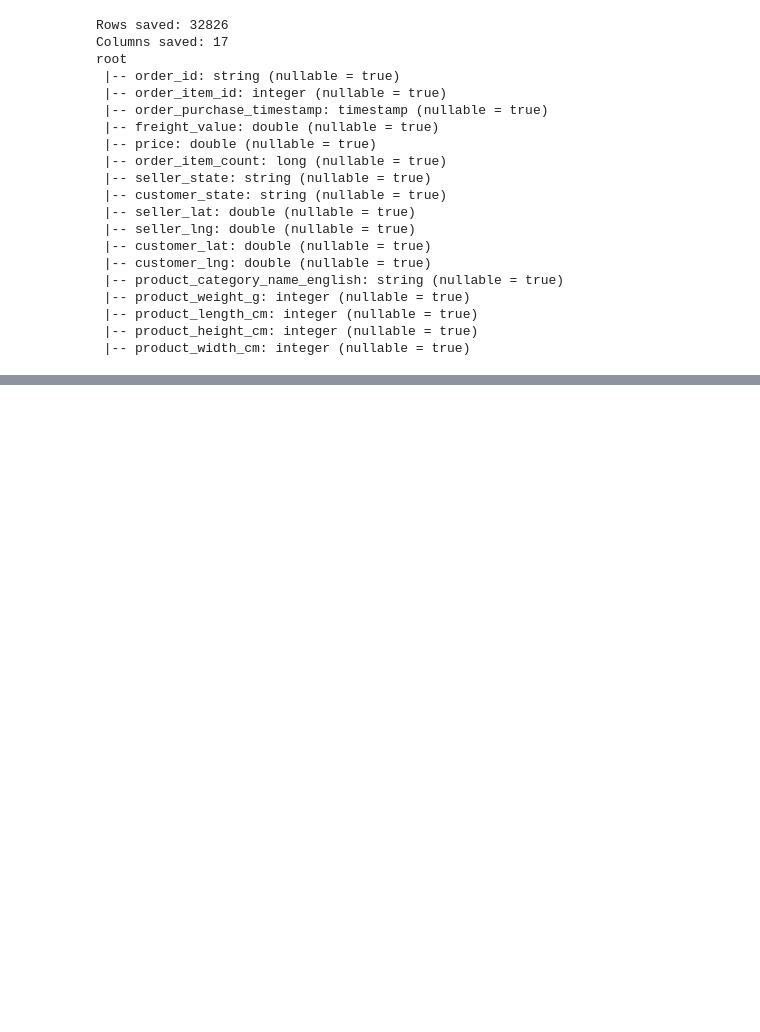
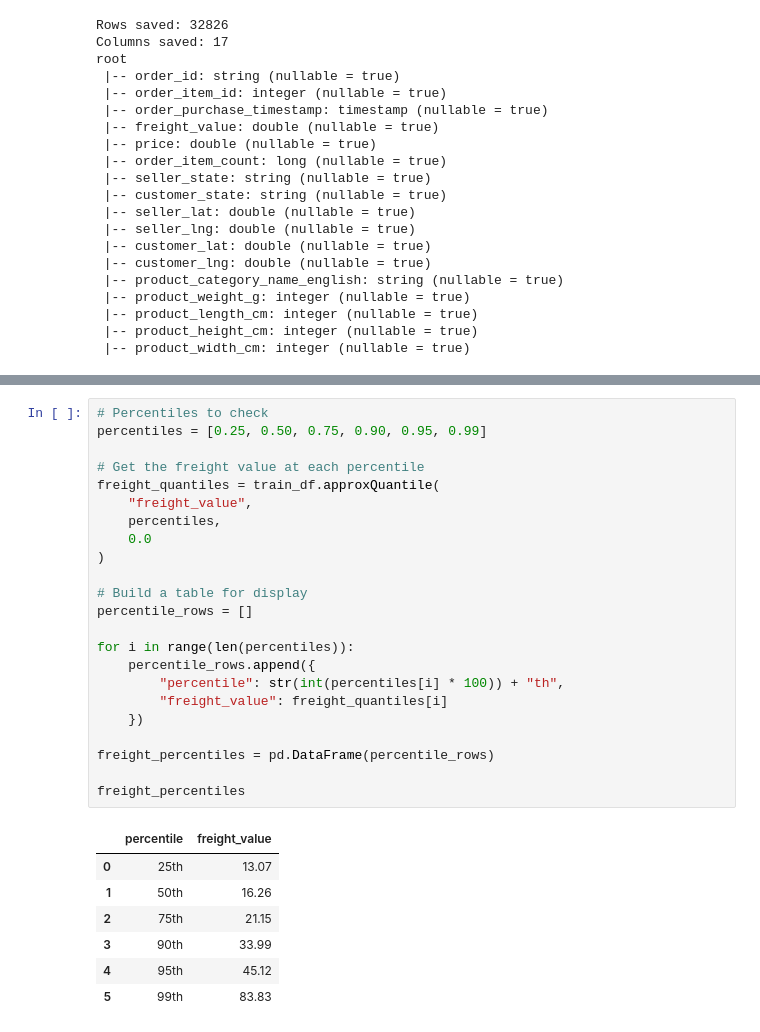
Before and after one commit to mounisha-dev21/ito5202-assessment2-streaming, a Jupyter notebook: assessment2.ipynb, the cells around one changed output, grey strips where cells are left out. Cells and saved outputs as stored; diff of their text form; blank space fills up the shorter version.

```diff
--- a/assessment2.ipynb
+++ b/assessment2.ipynb
@@ -837,0 +894,31 @@ root
+# %%
+# Percentiles to check
+percentiles = [0.25, 0.50, 0.75, 0.90, 0.95, 0.99]
+
+# Get the freight value at each percentile
+freight_quantiles = train_df.approxQuantile(
+    "freight_value",
+    percentiles,
+    0.0
+)
+
+# Build a table for display
+percentile_rows = []
+
+for i in range(len(percentiles)):
+    percentile_rows.append({
+        "percentile": str(int(percentiles[i] * 100)) + "th",
+        "freight_value": freight_quantiles[i]
+    })
+
+freight_percentiles = pd.DataFrame(percentile_rows)
+
+freight_percentiles
+# %% [output]
+|  | percentile | freight_value |
+| 0 | 25th | 13.07 |
+| 1 | 50th | 16.26 |
+| 2 | 75th | 21.15 |
+| 3 | 90th | 33.99 |
+| 4 | 95th | 45.12 |
+| 5 | 99th | 83.83 |
```
Also changed, not shown: parts of 7 cells of this notebook.
